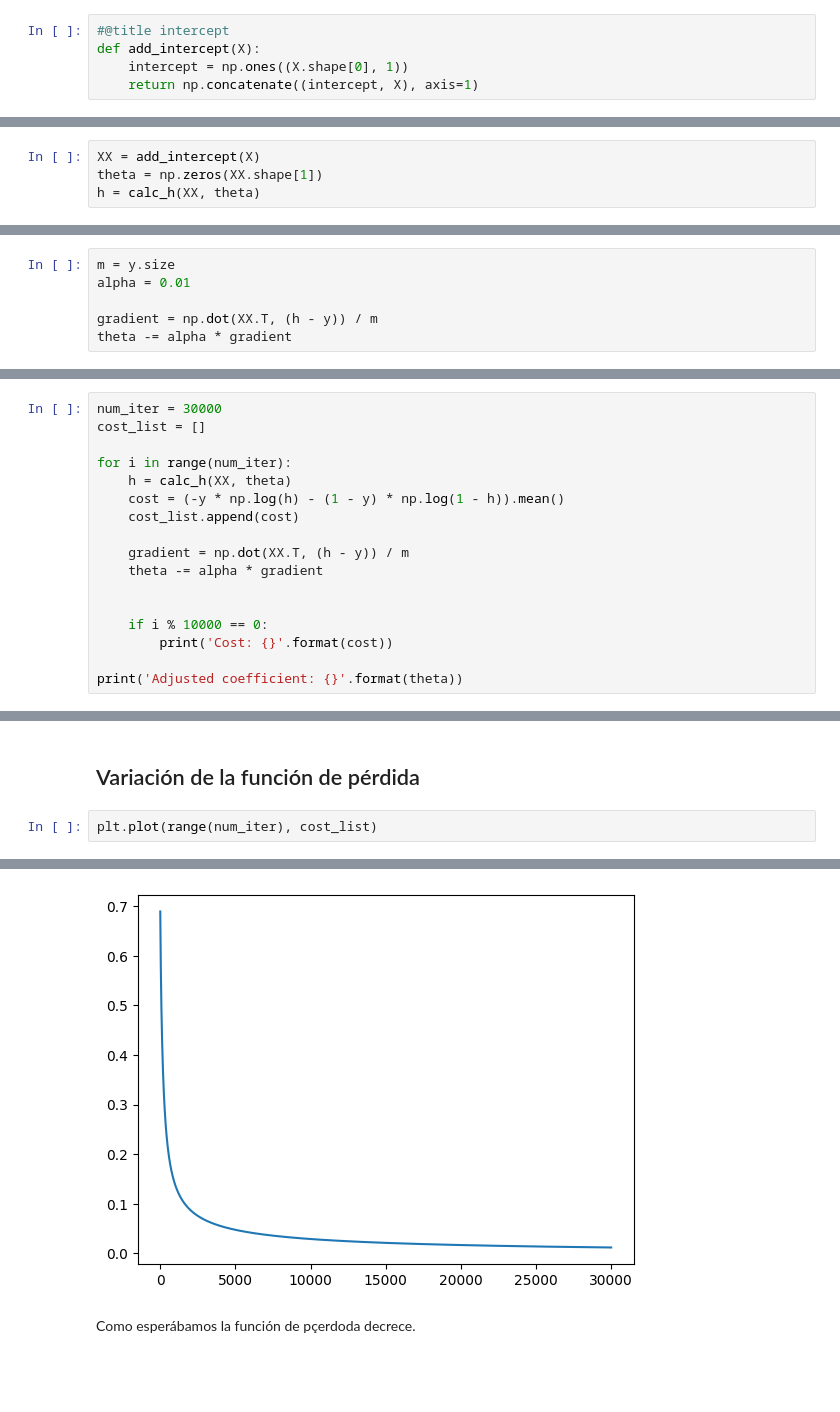
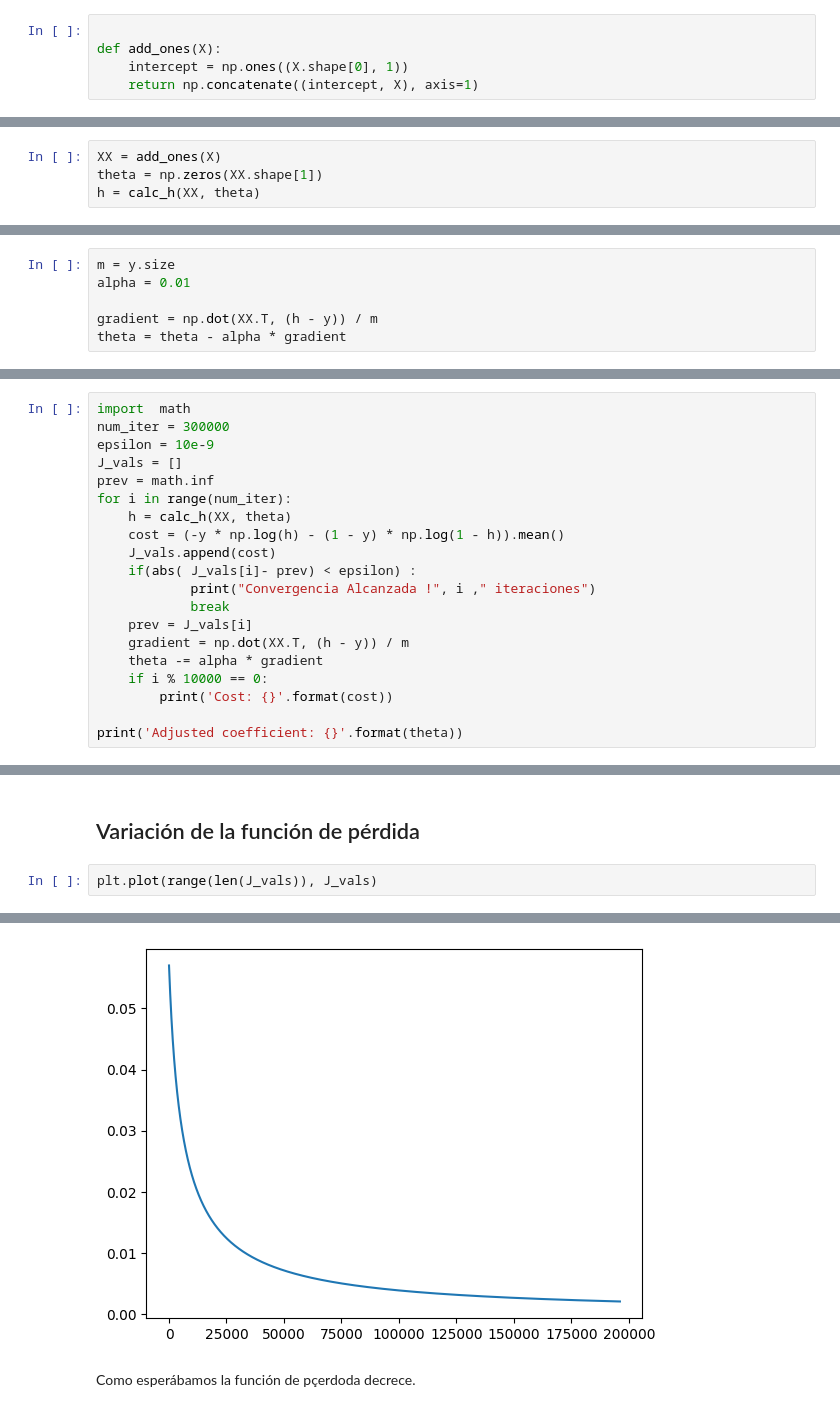
Before and after one commit to gachet/ad-1-24, a Jupyter notebook: LOG/ejer2_0_LR.ipynb, the cells around one changed output, grey strips where cells are left out. Saved outputs shown, nothing was run; the diff lists cells and outputs as text; blank space fills up the shorter version.

```diff
--- a/LOG/ejer2_0_LR.ipynb
+++ b/LOG/ejer2_0_LR.ipynb
@@ -71,6 +68,6 @@ def add_intercept(X):
 # %%
-#@title intercept
-def add_intercept(X):
+
+def add_ones(X):
     intercept = np.ones((X.shape[0], 1))
     return np.concatenate((intercept, X), axis=1)
 # %%
@@ -84,7 +81,7 @@ def calc_h(X, theta):
     h = sigmoid(z)
     return h
 # %%
-XX = add_intercept(X)
+XX = add_ones(X)
 theta = np.zeros(XX.shape[1])
 h = calc_h(XX, theta)
 # %%
@@ -141,7 +138,7 @@ m = y.size
 alpha = 0.01
 
 gradient = np.dot(XX.T, (h - y)) / m
-theta -= alpha * gradient
+theta = theta - alpha * gradient
 # %%
 print(gradient)
 # %% [output]
@@ -155,18 +152,21 @@ print(theta)
 # %% [markdown]
 a fin de encontrar los coeficientes del modelo, es decir los elementos del vector $\theta$, debemos proceder a realizar el gradiente descendente de forma iterativa
 # %%
-num_iter = 30000
-cost_list = []
-
+import  math
+num_iter = 300000
+epsilon = 10e-9
+J_vals = []
+prev = math.inf
 for i in range(num_iter):
     h = calc_h(XX, theta)
     cost = (-y * np.log(h) - (1 - y) * np.log(1 - h)).mean()
-    cost_list.append(cost)
-
+    J_vals.append(cost)
+    if(abs( J_vals[i]- prev) < epsilon) :
+            print("Convergencia Alcanzada !", i ," iteraciones")
+            break
+    prev = J_vals[i]
     gradient = np.dot(XX.T, (h - y)) / m
     theta -= alpha * gradient
-
-
     if i % 10000 == 0:
         print('Cost: {}'.format(cost))
 
@@ -179,10 +192,10 @@ Adjusted coefficient: [ 0.67146085 -6.29573044 -1.50847208]
 # %% [markdown]
 ## Variación de la función de pérdida
 # %%
-plt.plot(range(num_iter), cost_list)
+plt.plot(range(len(J_vals)), J_vals)
 # %% [output]
 [<matplotlib.lines.Line2D at 0x...>]
-[figure, old version]
+[figure, new version]
 # %% [markdown]
 Como esperábamos la función de pçerdoda decrece.
 # %% [markdown]
```
Also changed, not shown: parts of 11 cells of this notebook.
